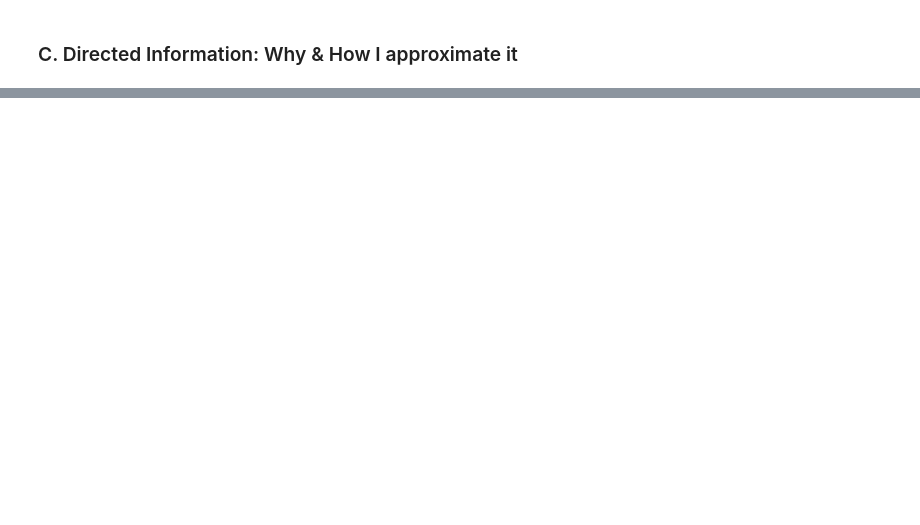
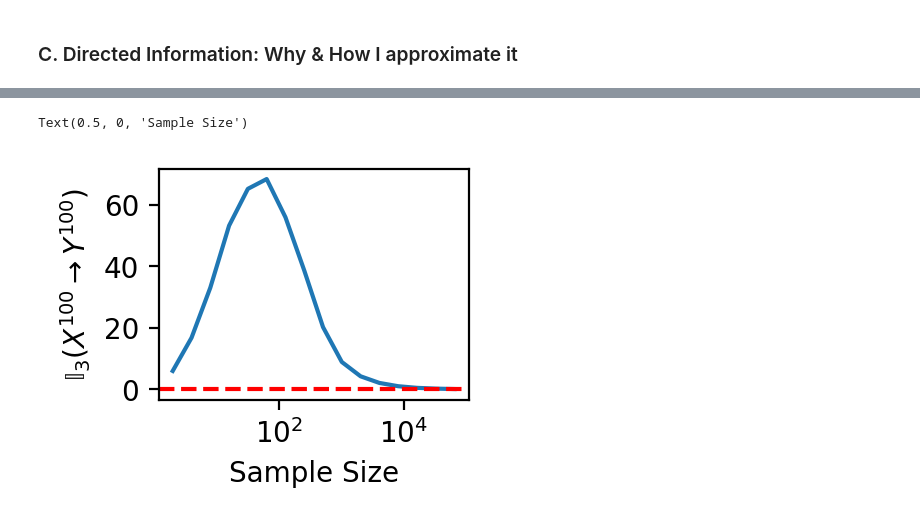
Before and after one commit to kevroi/empowerment_plasticity, a Jupyter notebook: notebooks/emp_plast.ipynb, the cells around one changed output, grey strips where cells are left out. Drawn from its saved outputs; the diff is of its cells as text; code cells hidden in the pictures; blank space fills up the shorter version.

```diff
--- a/notebooks/emp_plast.ipynb
+++ b/notebooks/emp_plast.ipynb
@@ -72,0 +174,20 @@ I _think_ this is what's normally done in the field to estimate the entropy of a
+# %%
+seq_length = 100
+k = 3
+sizes = [2**i for i in range(1, 17)]
+DI_xseq_yseqs = []
+
+for n in tqdm(sizes):
+    x_seqs = [tuple(np.random.randint(0, 2, size=seq_length)) for _ in range(n)]
+    y_seqs = [tuple(np.random.randint(0, 2, size=seq_length)) for _ in range(n)]
+    DI_xseq_yseqs.append(it.directed_info_approx_markov(x_seqs, y_seqs, k))
+
+plt.figure(figsize=(2, 1.5), dpi=200)
+plt.plot(sizes, DI_xseq_yseqs)
+plt.axhline(y=0, color='r', linestyle='--')
+plt.xscale('log')
+plt.ylabel(r'$\mathrm{\mathbb{I}_{%d}}(X^{%d} \rightarrow Y^{%d})$' % (k, seq_length, seq_length))
+plt.xlabel('Sample Size')
+# %% [output]
+Text(0.5, 0, 'Sample Size')
+[figure, added]
```
Also changed, not shown: parts of 18 cells of this notebook, 1 other file.
